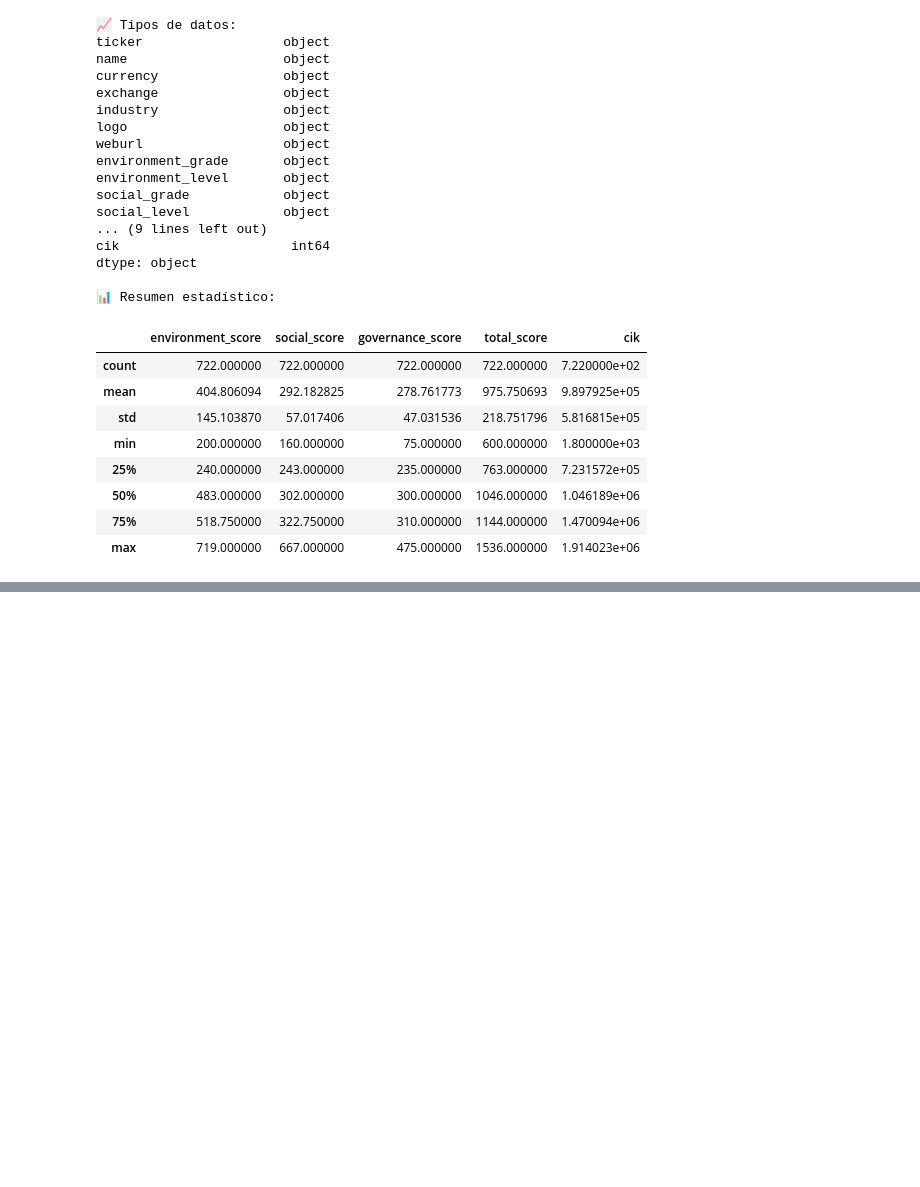
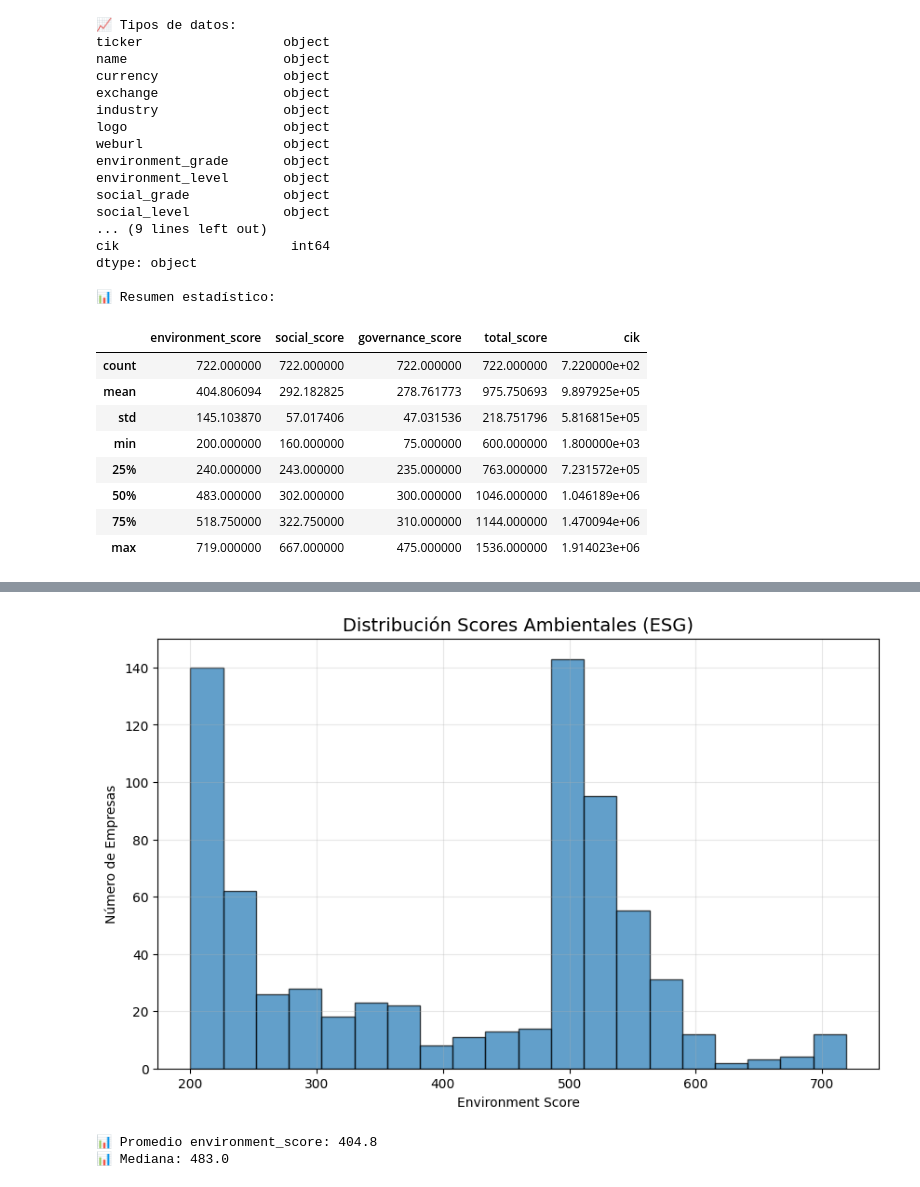
Before and after one commit to mcmoucheron/Portfolio-for-Remote-Data-Roles-Projects, a Jupyter notebook: ESG_Analysis_Global_Chile_v1.ipynb, the cells around one changed output, grey strips where cells are left out. Saved outputs shown, nothing was run; the diff lists cells and outputs as text; code cells hidden in the pictures; blank space fills up the shorter version.

```diff
--- a/ESG_Analysis_Global_Chile_v1.ipynb
+++ b/ESG_Analysis_Global_Chile_v1.ipynb
@@ -58,0 +77,15 @@ dtype: object
+# %%
+# Histograma environment_score
+plt.figure(figsize=(10,6))
+plt.hist(df['environment_score'], bins=20, edgecolor='black', alpha=0.7)
+plt.title('Distribución Scores Ambientales (ESG)', fontsize=14)
+plt.xlabel('Environment Score')
+plt.ylabel('Número de Empresas')
+plt.grid(True, alpha=0.3)
+plt.show()
+print(f"📊 Promedio environment_score: {df['environment_score'].mean():.1f}")
+print(f"📊 Mediana: {df['environment_score'].median():.1f}")
+# %% [output]
+[figure, added]
+📊 Promedio environment_score: 404.8
+📊 Mediana: 483.0
```
Also changed, not shown: parts of 3 cells of this notebook.
